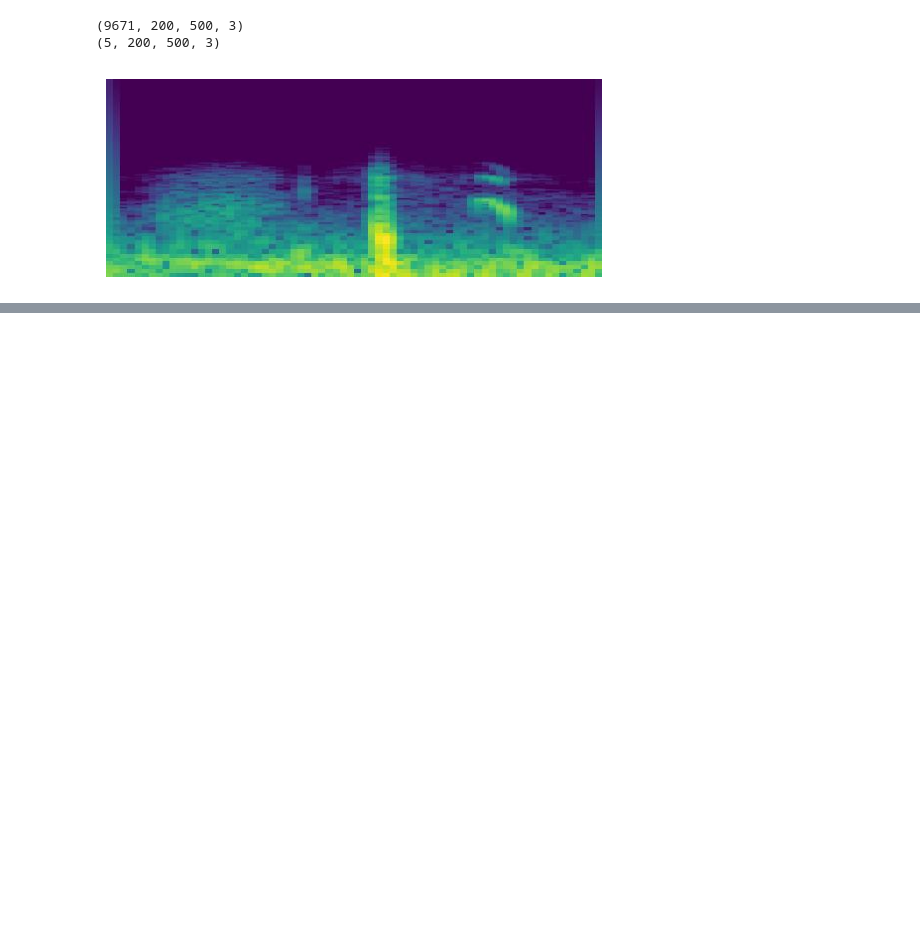
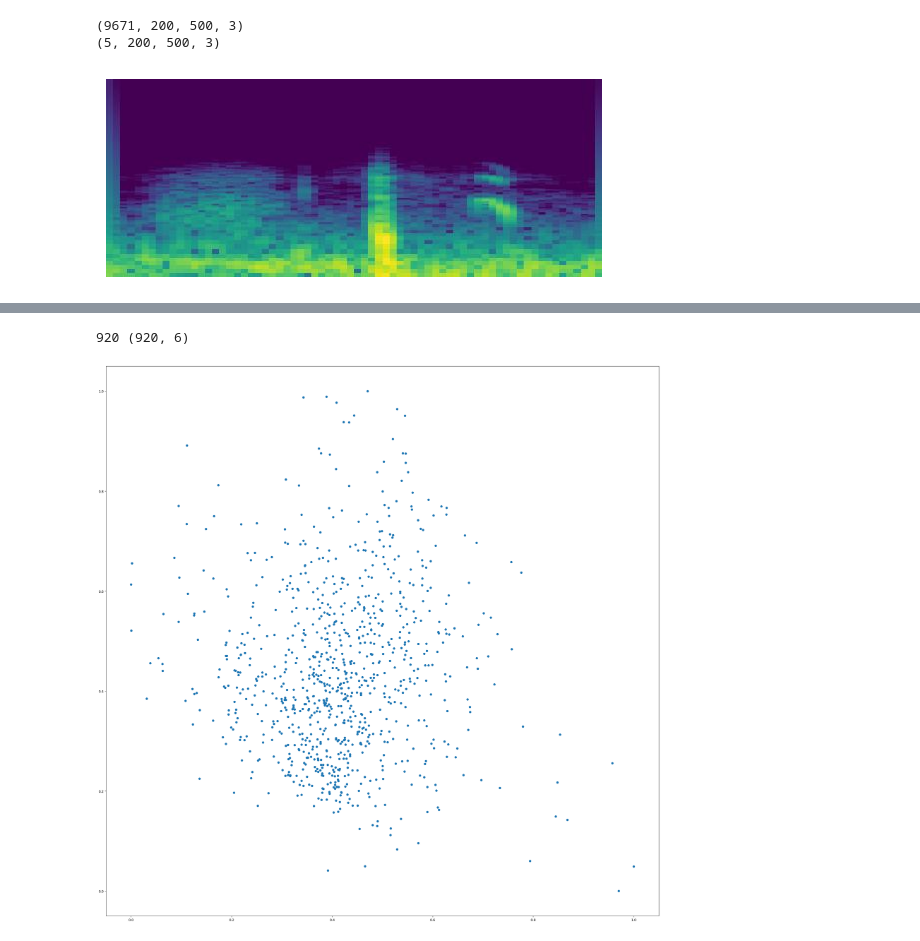
Before and after one commit to thearyanmittal/respiratory-audio-classification, a Jupyter notebook: preprocessing.ipynb, the cells around one changed output, grey strips where cells are left out. Cells and saved outputs as stored; diff of their text form; code cells hidden in the pictures; blank space fills up the shorter version.

```diff
--- a/preprocessing.ipynb
+++ b/preprocessing.ipynb
@@ -625,0 +729,41 @@ plt.show()
+# %%
+all_file_paths, mfcc_features = zip(*dataset)
+
+mfcc_features = np.array(mfcc_features)
+
+mfcc_tuples = []
+
+all_json = dict()
+all_json["filenames"] = all_file_paths
+
+print(len(all_file_paths),
+      mfcc_features.shape)
+# %% [output]
+920 (920, 6)
+# %%
+def transform_numpy_to_json(array):
+    data = []
+    for position in array:
+        data.append({
+            'coordinates': position.tolist()
+        })
+    return data
+
+def get_pca(features):
+    pca = PCA(n_components=2)
+    transformed = pca.fit(features).transform(features)
+    scaler = MinMaxScaler()
+    scaler.fit(transformed)
+    return scaler.transform(transformed)
+
+pca_mfcc = get_pca(mfcc_features)
+
+mfcc_key = 'pcamfcc'
+
+all_json[mfcc_key] = transform_numpy_to_json(pca_mfcc)
+plt.figure(figsize=(30, 30))
+_ = plt.scatter(pca_mfcc.T[0],
+                pca_mfcc.T[1])
+plt.show()
+# %% [output]
+[figure, added]
```
Also changed, not shown: parts of 7 cells of this notebook.
